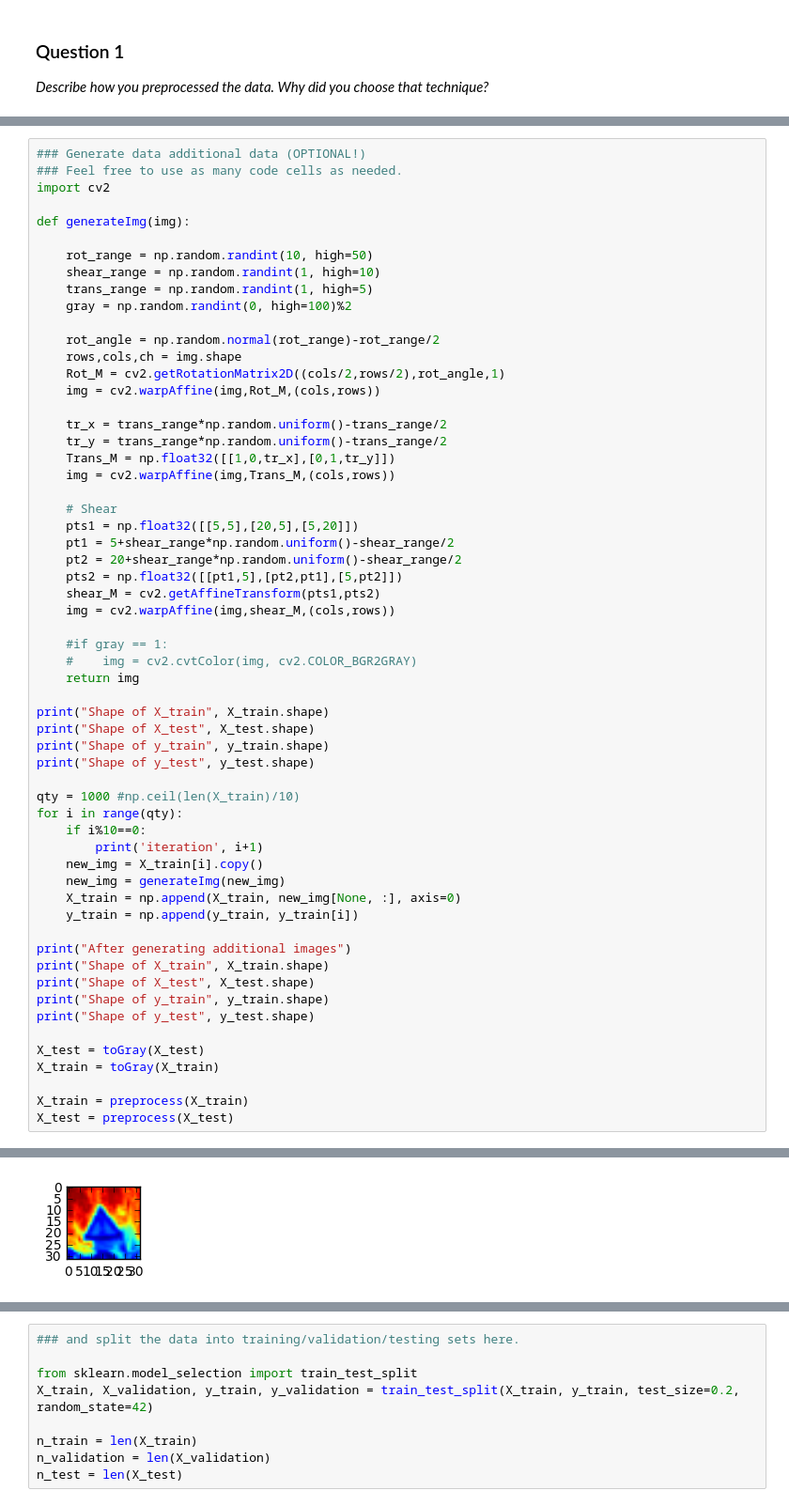
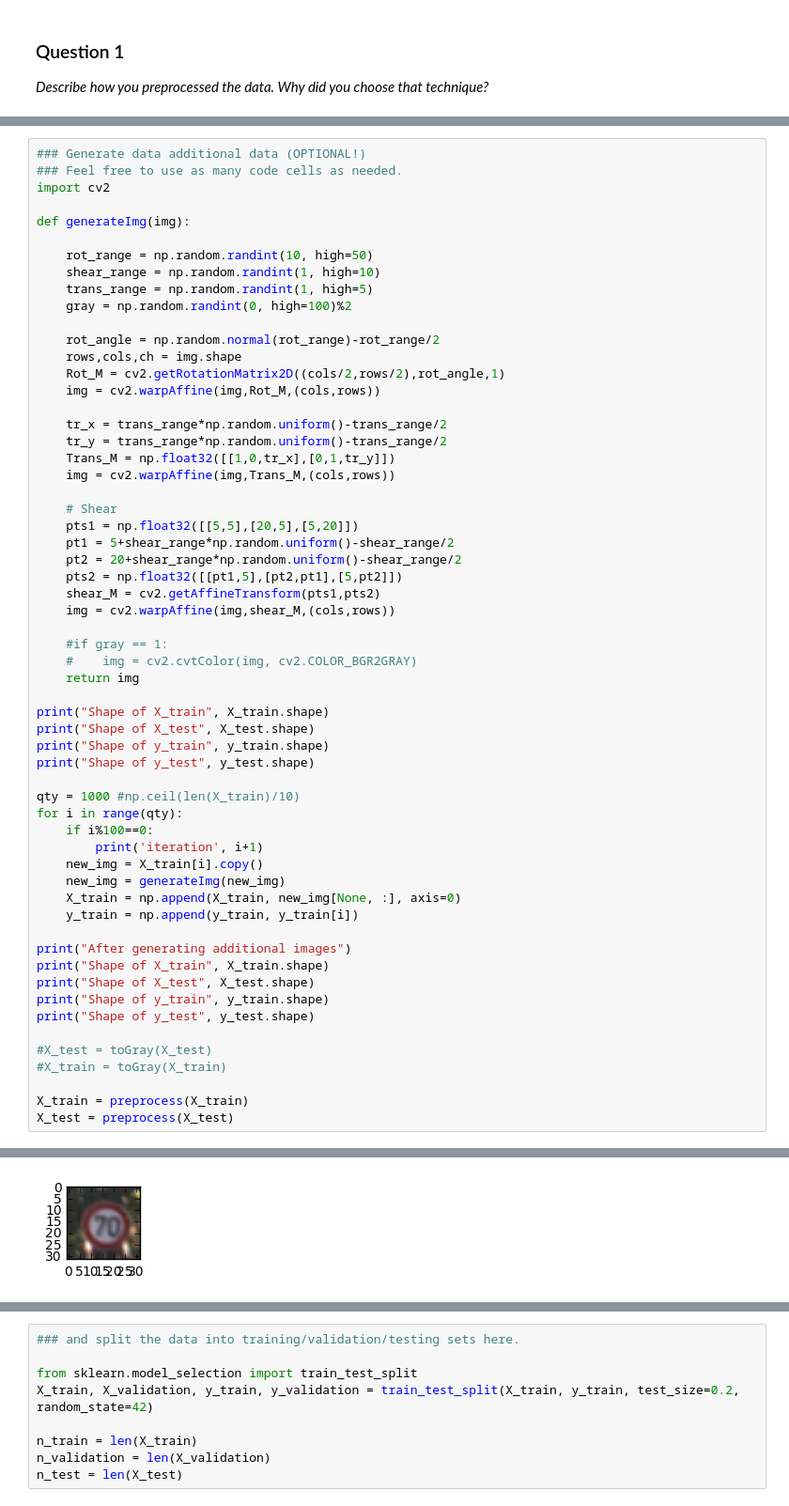
Before and after one commit to JeyakumarCK/ud, a Jupyter notebook: CarND-Traffic-Sign-Classifier-Project/Traffic_Sign_Classifier.ipynb, the cells around one changed output, grey strips where cells are left out. Shown at 94% size. Cells and saved outputs as stored; diff of their text form.

```diff
--- a/CarND-Traffic-Sign-Classifier-Project/Traffic_Sign_Classifier.ipynb
+++ b/CarND-Traffic-Sign-Classifier-Project/Traffic_Sign_Classifier.ipynb
@@ -221,7 +222,7 @@ print("Shape of y_test", y_test.shape)
 
 qty = 1000 #np.ceil(len(X_train)/10)
 for i in range(qty):
-    if i%10==0:
+    if i%100==0:
         print('iteration', i+1)
     new_img = X_train[i].copy()
     new_img = generateImg(new_img)
@@ -234,8 +235,8 @@ print("Shape of X_test", X_test.shape)
 print("Shape of y_train", y_train.shape)
 print("Shape of y_test", y_test.shape)
 
-X_test = toGray(X_test)
-X_train = toGray(X_train)
+#X_test = toGray(X_test)
+#X_train = toGray(X_train)
 
 X_train = preprocess(X_train)
 X_test = preprocess(X_test)
@@ -264 +266 @@ Shape of y_test (12630,)
-[figure, old version]
+[figure, new version]
```
Also changed, not shown: parts of 16 cells of this notebook, 3 other files.
